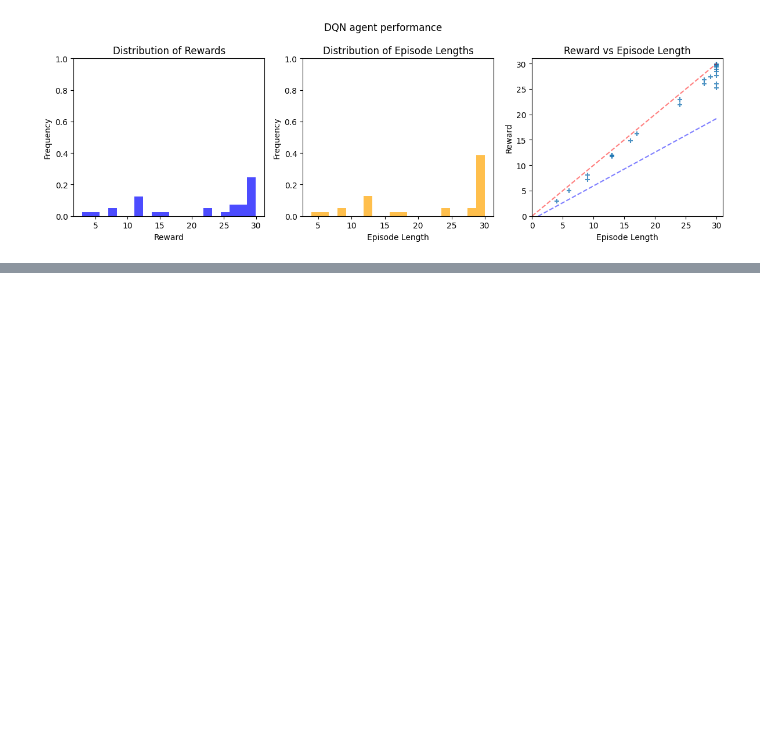
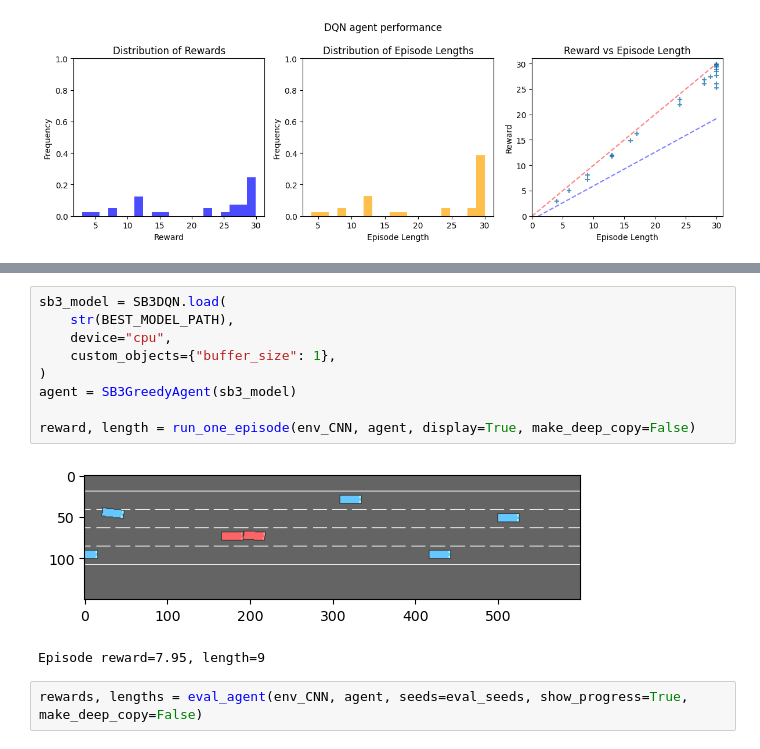
Before and after one commit to Limekaaa/highway-rl, a Jupyter notebook: dqn_analysis.ipynb, the cells around one changed output, grey strips where cells are left out. Cells and saved outputs as stored; diff of their text form; blank space fills up the shorter version.

```diff
--- a/dqn_analysis.ipynb
+++ b/dqn_analysis.ipynb
@@ -282,0 +217,14 @@ plot_rewards_lengths(rewards, lengths, title="DQN agent performance")
+# %%
+sb3_model = SB3DQN.load(
+    str(BEST_MODEL_PATH),
+    device="cpu",
+    custom_objects={"buffer_size": 1},
+)
+agent = SB3GreedyAgent(sb3_model)
+
+reward, length = run_one_episode(env_CNN, agent, display=True, make_deep_copy=False)
+# %% [output]
+[figure, added]
+Episode reward=7.95, length=9
+# %%
+rewards, lengths = eval_agent(env_CNN, agent, seeds=eval_seeds, show_progress=True, make_deep_copy=False)
```
Also changed, not shown: parts of 13 cells of this notebook, 11 other files.
